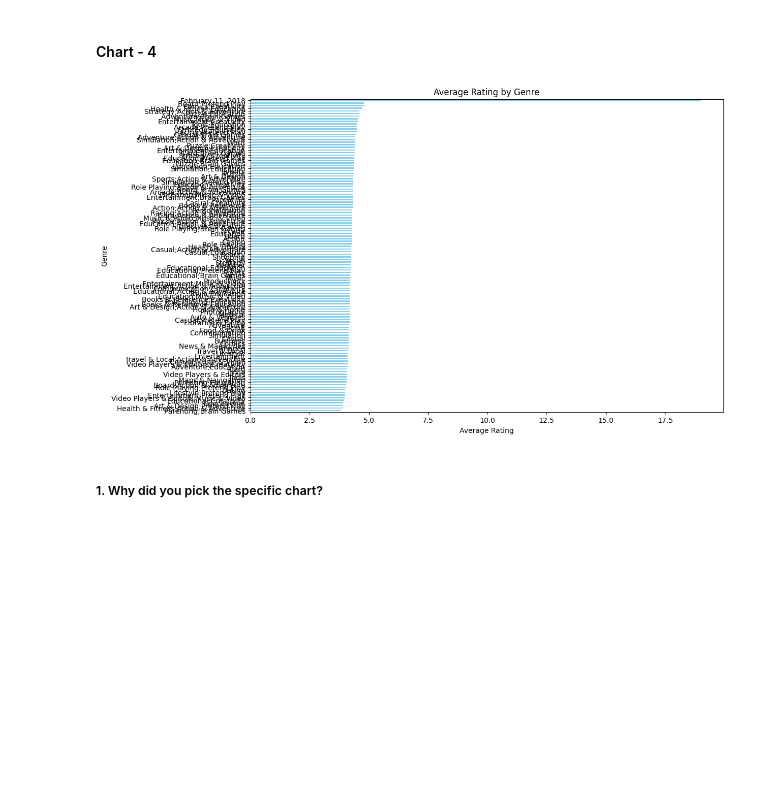
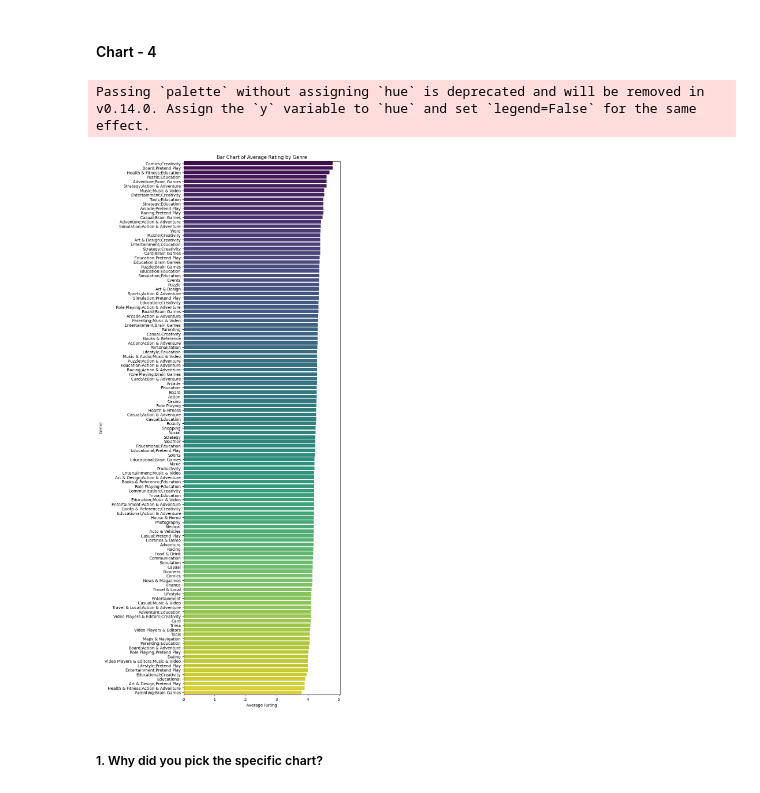
Before and after one commit to kush-agra-soni/3_play_store_eda, a Jupyter notebook: main.ipynb, the cells around one changed output. Saved outputs shown, nothing was run; the diff lists cells and outputs as text; code cells hidden in the pictures; blank space fills up the shorter version.

```diff
--- a/main.ipynb
+++ b/main.ipynb
@@ -980,21 +984,34 @@ Are there any insights that lead to negative growth? Justify with specific reaso
 Answer Here
 # %% [markdown]
 #### Chart - 4
-# %%
-# Chart - 4 visualization code
-# Load the dataset
-df = pd.read_csv('final_playstore_data.csv')
-
-# Bar Chart: Average Rating by Genre
-plt.figure(figsize=(12, 8))
-genre_ratings = df.groupby('Genres')['Rating'].mean().sort_values()
-genre_ratings.plot(kind='barh', color='skyblue')
-plt.title('Average Rating by Genre')
-plt.xlabel('Average Rating')
-plt.ylabel('Genre')
-plt.show()
-# %% [output]
-[figure, removed]
+# %%
+# Chart - 4 visualization code
+# Load the dataset
+df = pd.read_csv('final_playstore_data.csv')
+
+import seaborn as sns
+import matplotlib.pyplot as plt
+
+# Filter out rows where 'Genres' contains "February 11, 2018"
+df = df[~df['Genres'].str.contains("February 11, 2018", na=False)]
+
+# Group by Genres and calculate mean rating
+genre_ratings = df.groupby('Genres')['Rating'].mean().reset_index()
+genre_ratings.columns = ['Genres', 'Average Rating']
+
+# Sort the data by Average Rating in descending order
+genre_ratings = genre_ratings.sort_values(by='Average Rating', ascending=False)
+
+# Plot the bar chart
+plt.figure(figsize=(7, 24))
+sns.barplot(x='Average Rating', y='Genres', data=genre_ratings, palette='viridis')
+plt.title('Bar Chart of Average Rating by Genre')
+plt.xlabel('Average Rating')
+plt.ylabel('Genre')
+plt.show()
+# %% [output]
+Passing `palette` without assigning `hue` is deprecated and will be removed in v0.14.0. Assign the `y` variable to `hue` and set `legend=False` for the same effect.
+[figure, added]
 # %% [markdown]
 ##### 1. Why did you pick the specific chart?
 # %% [markdown]
```
Also changed, not shown: parts of 31 cells of this notebook.
